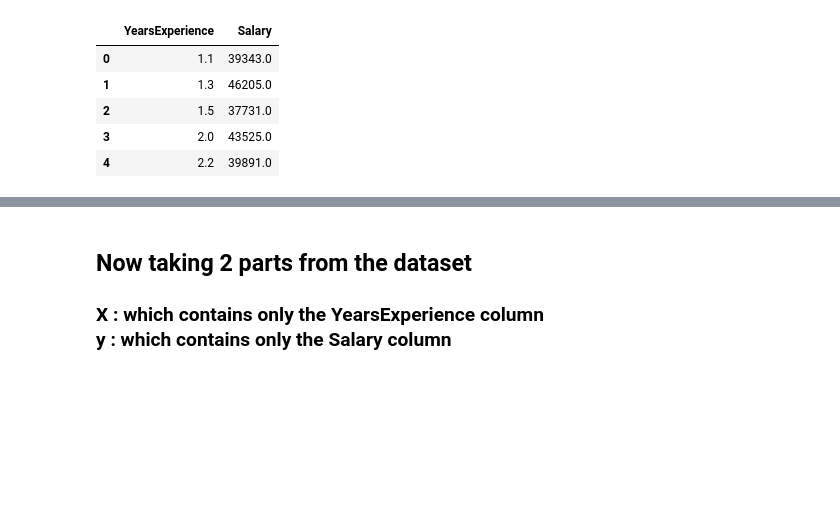
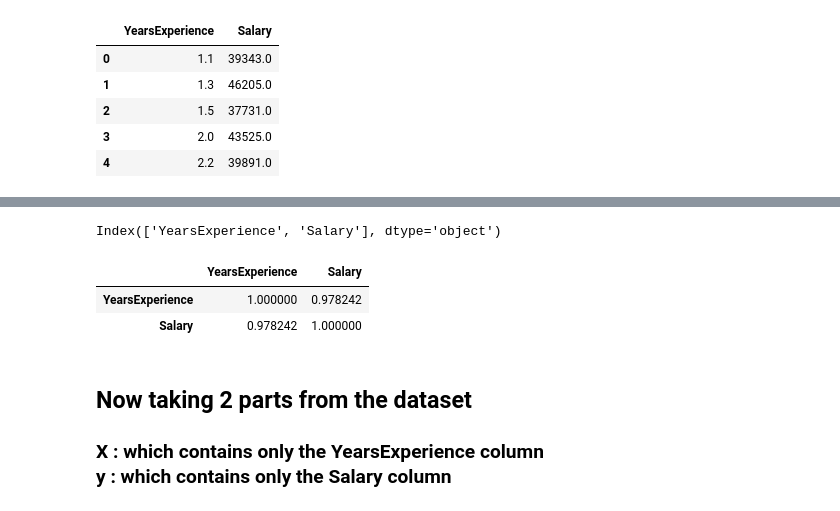
Before and after one commit to debjitpal5040/ML_Algorithms, a Jupyter notebook: Machine Learning/Supervised Learning/Regression/Linear Regression/Simple Linear Regression/Simple_Linear_Regression.ipynb, the cells around one changed output, grey strips where cells are left out. Cells and saved outputs as stored; diff of their text form; code cells hidden in the pictures; blank space fills up the shorter version.

```diff
--- a/Machine Learning/Supervised Learning/Regression/Linear Regression/Simple Linear Regression/Simple_Linear_Regression.ipynb
+++ b/Machine Learning/Supervised Learning/Regression/Linear Regression/Simple Linear Regression/Simple_Linear_Regression.ipynb
@@ -24,3 +50,13 @@ df.head()
+# %%
+df.columns
+# %% [output]
+Index(['YearsExperience', 'Salary'], dtype='object')
+# %%
+df.corr()
+# %% [output]
+|  | YearsExperience | Salary |
+| YearsExperience | 1.000000 | 0.978242 |
+| Salary | 0.978242 | 1.000000 |
 # %% [markdown]
 ## Now taking 2 parts from the dataset
 ### X : which contains only the <b>YearsExperience</b> column<br>y : which contains only the <b>Salary</b> column
```
Also changed, not shown: parts of 6 cells of this notebook, 3 other files.
